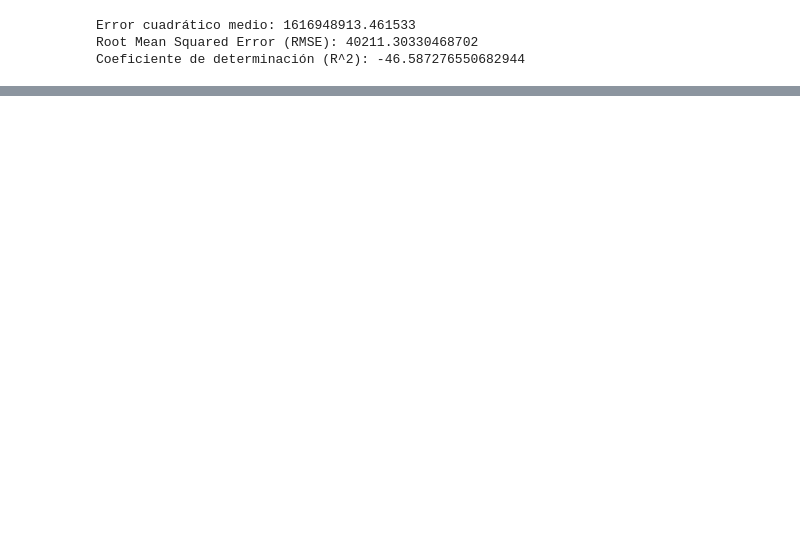
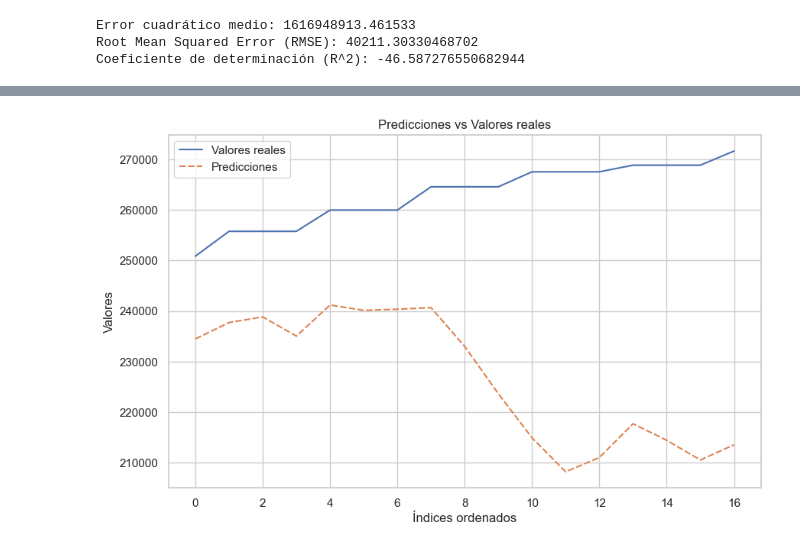
Before and after one commit to zero010010/Ranbee, a Jupyter notebook: MODELS/Notebooks/prueba_modelo_cris.ipynb, the cells around one changed output, grey strips where cells are left out. Drawn from its saved outputs; the diff is of its cells as text; code cells hidden in the pictures; blank space fills up the shorter version.

```diff
--- a/MODELS/Notebooks/prueba_modelo_cris.ipynb
+++ b/MODELS/Notebooks/prueba_modelo_cris.ipynb
@@ -420,0 +464,24 @@ Coeficiente de determinación (R^2): -46.587276550682944
+# %%
+import seaborn as sns
+import matplotlib.pyplot as plt
+import numpy as np
+
+# Crear un DataFrame con los valores reales y las predicciones
+data = {'Valores reales': y_test, 'Predicciones': predictions}
+df = pd.DataFrame(data)
+
+# Ordenar el DataFrame
+df_sorted = df.sort_values(by='Valores reales')
+
+# Configurar el estilo de Seaborn
+sns.set(style="whitegrid")
+
+# Graficar los datos con Seaborn
+plt.figure(figsize=(10, 6))
+sns.lineplot(data=df_sorted)
+plt.title("Predicciones vs Valores reales")
+plt.xlabel("Índices ordenados")
+plt.ylabel("Valores")
+plt.show()
+# %% [output]
+[figure, added]
```
Also changed, not shown: parts of 24 cells of this notebook, 5 other files.
